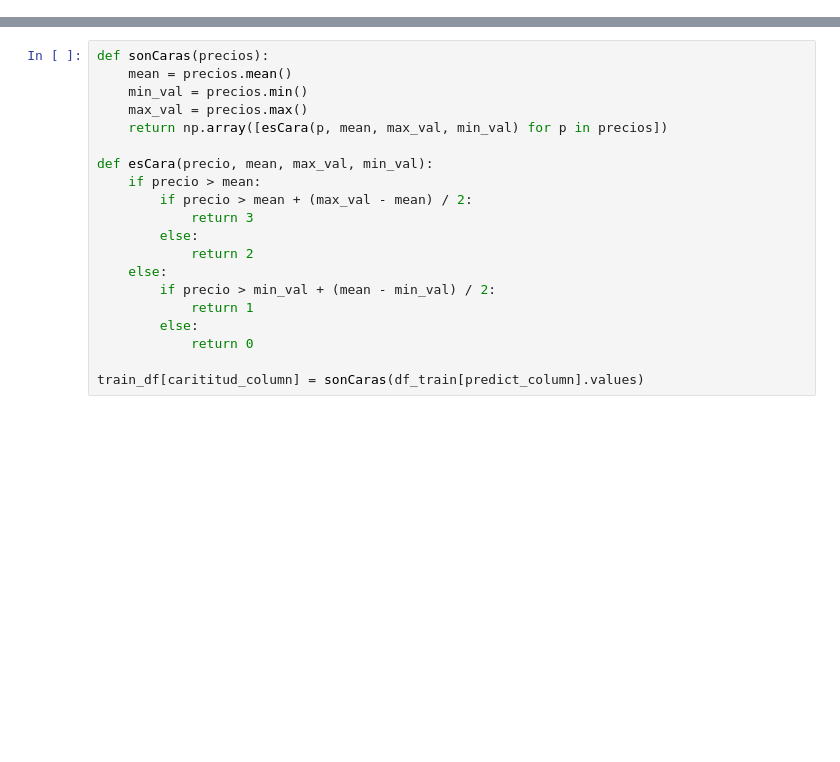
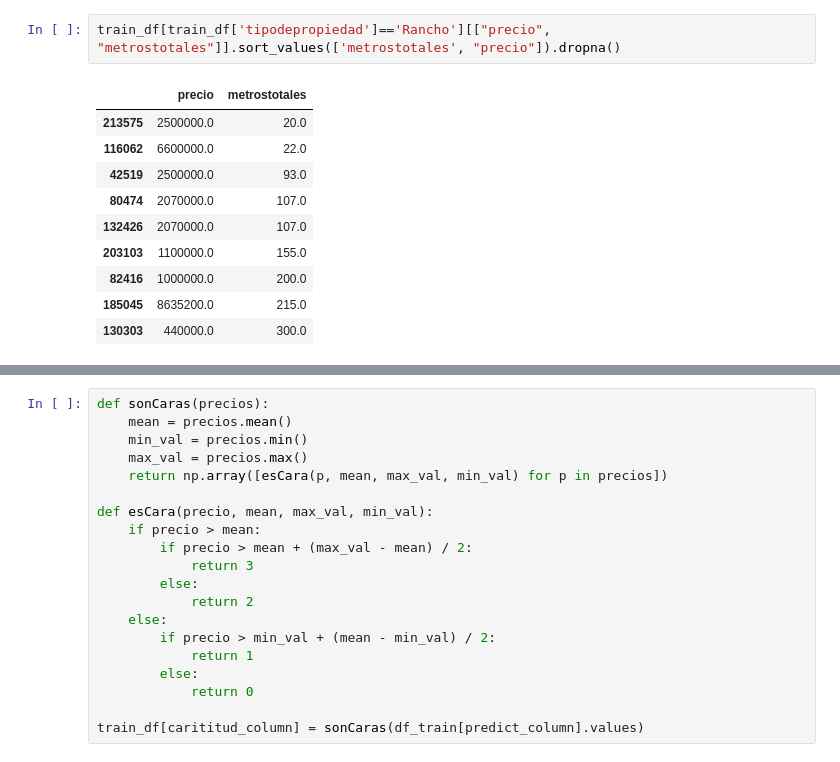
Before and after one commit to ToOrtner/Data-Analysis-properties, a Jupyter notebook: metnum-tp3-2020-1c/notebooks/Probando con NLP.ipynb, the cells around one changed output, grey strips where cells are left out. Drawn from its saved outputs; the diff is of its cells as text; blank space fills up the shorter version.

```diff
--- a/metnum-tp3-2020-1c/notebooks/Probando con NLP.ipynb
+++ b/metnum-tp3-2020-1c/notebooks/Probando con NLP.ipynb
@@ -98,0 +70,13 @@ class NlpModel(Model):
+# %%
+train_df[train_df['tipodepropiedad']=='Rancho'][["precio", "metrostotales"]].sort_values(['metrostotales', "precio"]).dropna()
+# %% [output]
+|  | precio | metrostotales |
+| 213575 | 2500000.0 | 20.0 |
+| 116062 | 6600000.0 | 22.0 |
+| 42519 | 2500000.0 | 93.0 |
+| 80474 | 2070000.0 | 107.0 |
+| 132426 | 2070000.0 | 107.0 |
+| 203103 | 1100000.0 | 155.0 |
+| 82416 | 1000000.0 | 200.0 |
+| 185045 | 8635200.0 | 215.0 |
+| 130303 | 440000.0 | 300.0 |
```
Also changed, not shown: parts of 13 cells of this notebook, 3 other files.
